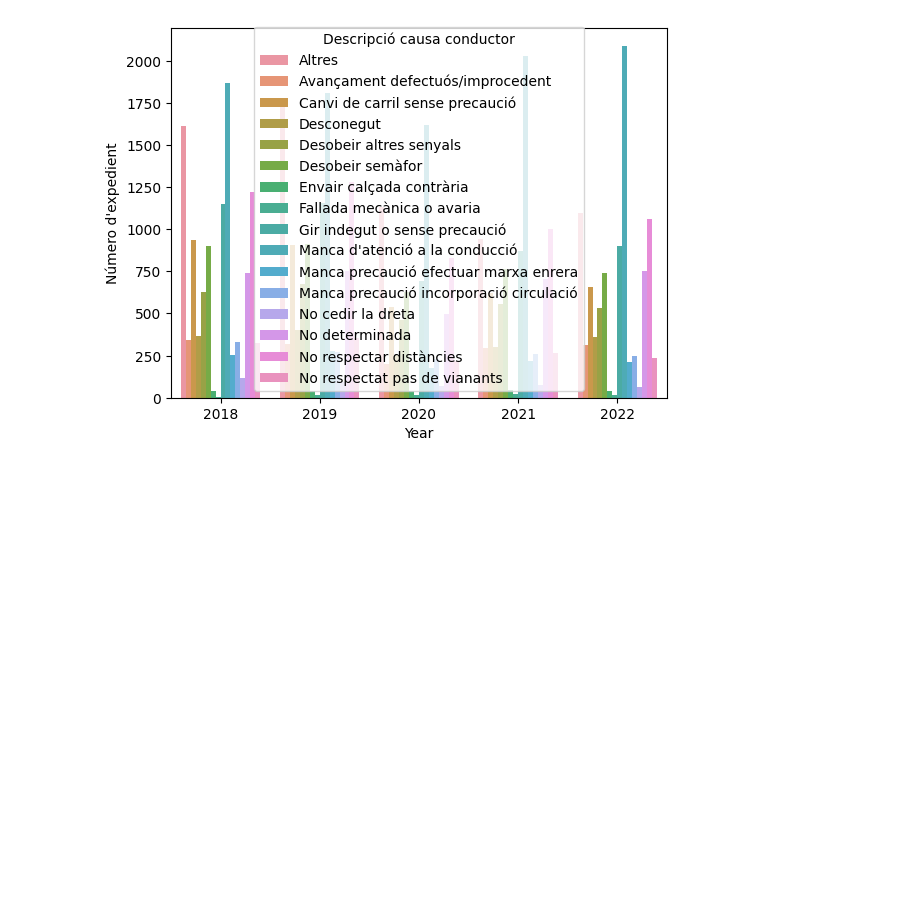
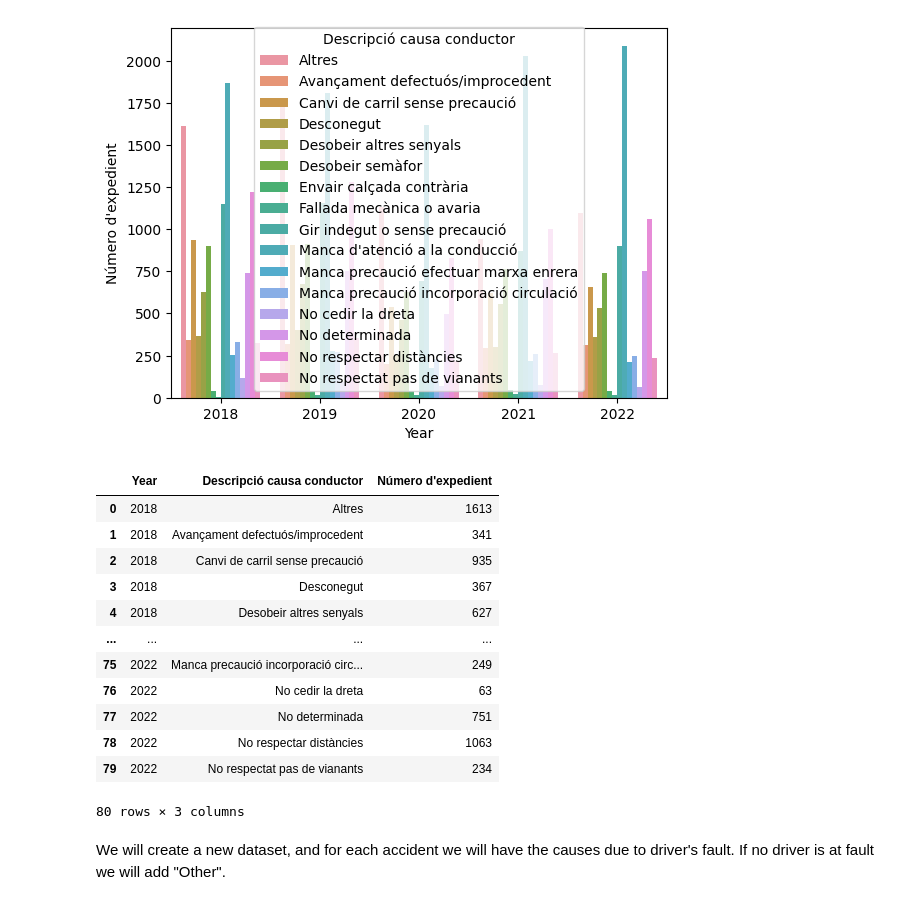
Before and after one commit to vprymidis/er_dades, a Jupyter notebook: notebooks/Accidents/notebooks/Append_files.ipynb, the cells around one changed output. Saved outputs shown, nothing was run; the diff lists cells and outputs as text; code cells hidden in the pictures; blank space fills up the shorter version.

Commit message:
finished analysis and exported drivers fault data

```diff
--- a/notebooks/Accidents/notebooks/Append_files.ipynb
+++ b/notebooks/Accidents/notebooks/Append_files.ipynb
@@ -68,3 +77,21 @@ sns.barplot(data=df_g,x='Year',y="Número d'expedient",hue='Descripció causa co
 # %% [output]
 <Axes: xlabel='Year', ylabel="Número d'expedient">
 [figure]
+# %%
+df_g
+# %% [output]
+|  | Year | Descripció causa conductor | Número d'expedient |
+| 0 | 2018 | Altres | 1613 |
+| 1 | 2018 | Avançament defectuós/improcedent | 341 |
+| 2 | 2018 | Canvi de carril sense precaució | 935 |
+| 3 | 2018 | Desconegut | 367 |
+| 4 | 2018 | Desobeir altres senyals | 627 |
+| ... | ... | ... | ... |
+| 75 | 2022 | Manca precaució incorporació circ... | 249 |
+| 76 | 2022 | No cedir la dreta | 63 |
+| 77 | 2022 | No determinada | 751 |
+| 78 | 2022 | No respectar distàncies | 1063 |
+| 79 | 2022 | No respectat pas de vianants | 234 |
+80 rows × 3 columns
+# %% [markdown]
+We will create a new dataset, and for each accident we will have the causes due to driver's fault. If no driver is at fault we will add "Other".
```
Also changed, not shown: parts of 12 cells of this notebook, 1 other file.
